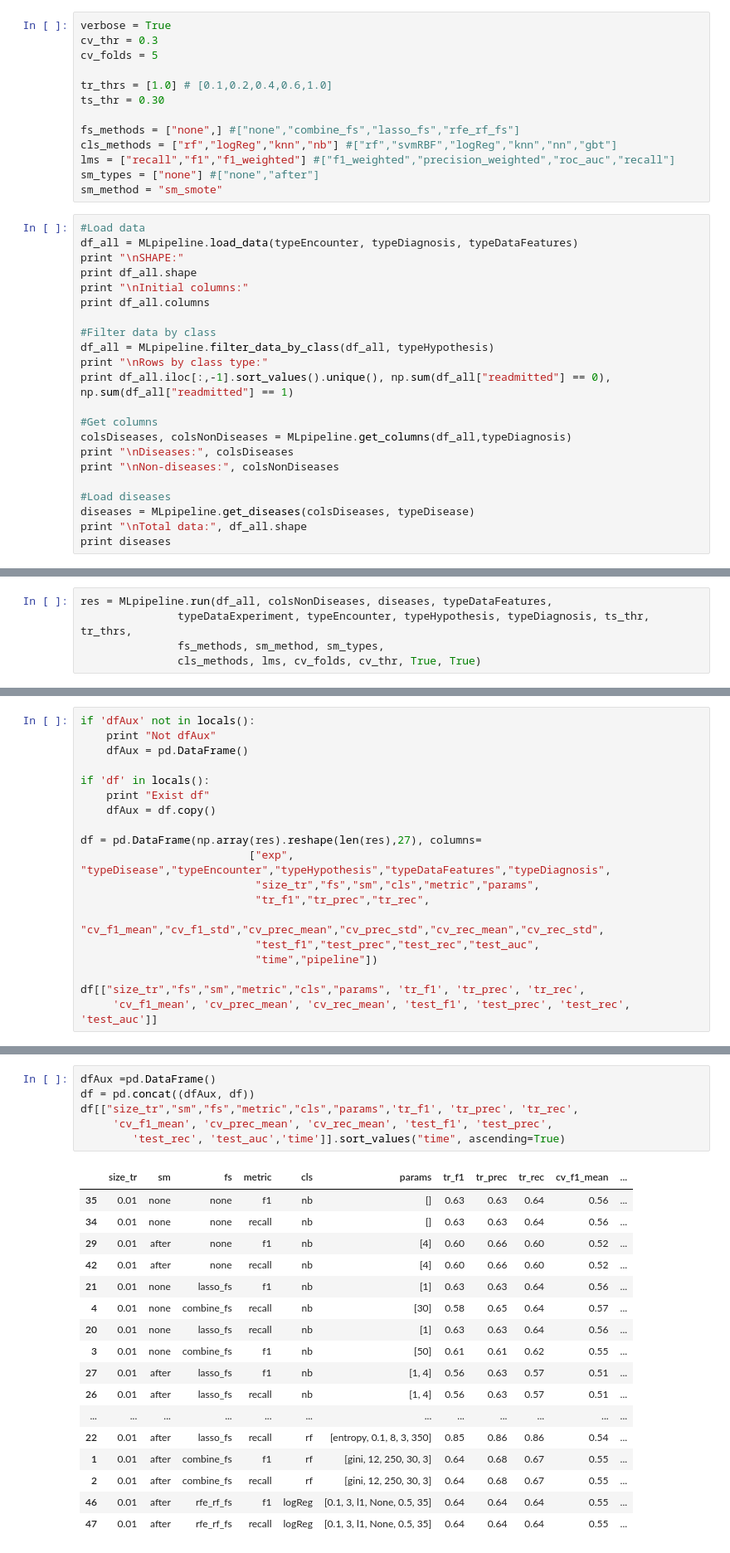
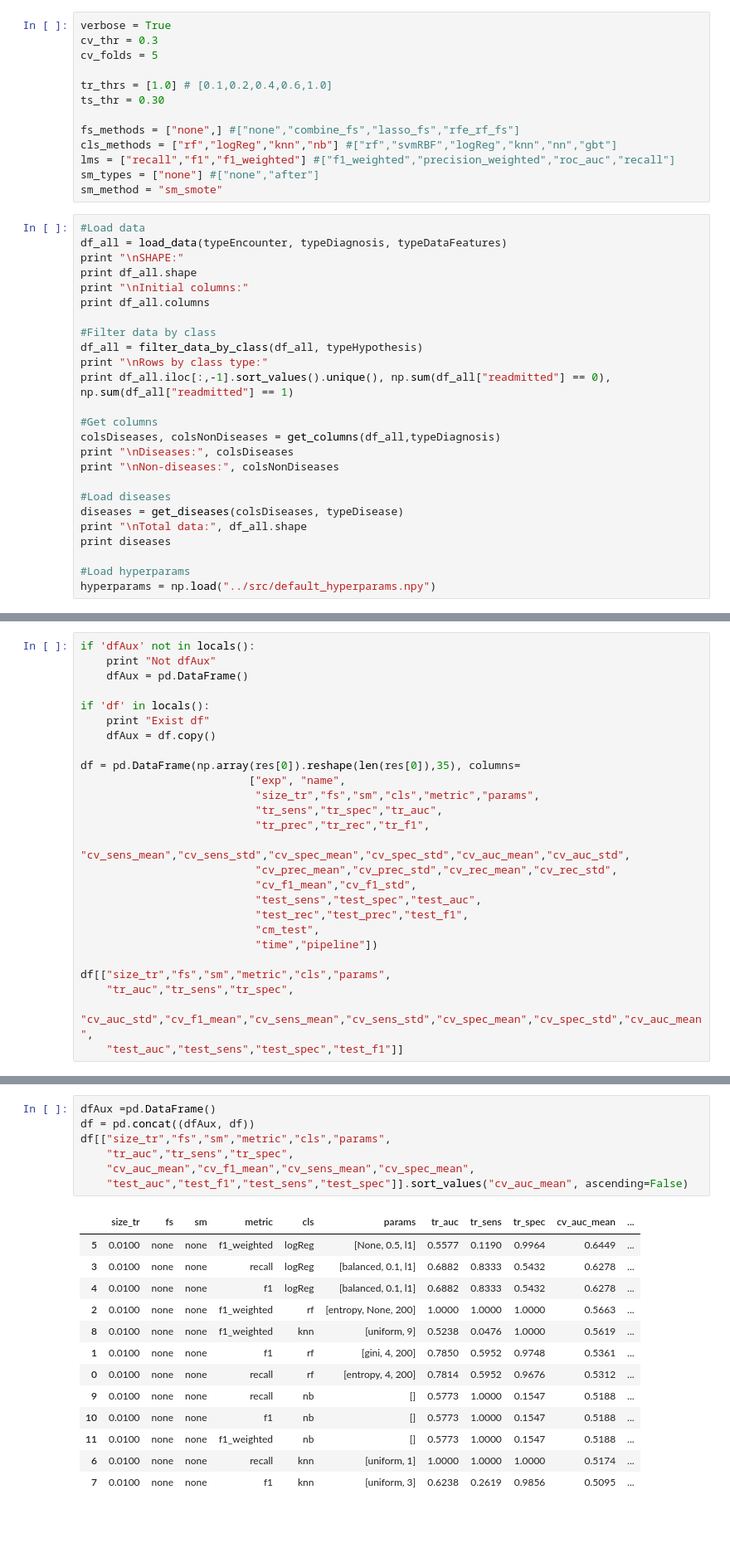
Before and after one commit to CHABOBO/readmission, a Jupyter notebook: notebook/04-data-classification-all.ipynb, the cells around one changed output, grey strips where cells are left out. Shown at 83% size. Drawn from its saved outputs; the diff is of its cells as text; blank space fills up the shorter version.

Commit message:
Changes on MLPipeline

```diff
--- a/notebook/04-data-classification-all.ipynb
+++ b/notebook/04-data-classification-all.ipynb
@@ -78,25 +162,28 @@ sm_types = ["none"] #["none","after"]
 sm_method = "sm_smote"
 # %%
 #Load data
-df_all = MLpipeline.load_data(typeEncounter, typeDiagnosis, typeDataFeatures)
+df_all = load_data(typeEncounter, typeDiagnosis, typeDataFeatures)
 print "\nSHAPE:"
 print df_all.shape
 print "\nInitial columns:"
 print df_all.columns
 
 #Filter data by class
-df_all = MLpipeline.filter_data_by_class(df_all, typeHypothesis)
+df_all = filter_data_by_class(df_all, typeHypothesis)
 print "\nRows by class type:"
 print df_all.iloc[:,-1].sort_values().unique(), np.sum(df_all["readmitted"] == 0), np.sum(df_all["readmitted"] == 1)
 
 #Get columns
-colsDiseases, colsNonDiseases = MLpipeline.get_columns(df_all,typeDiagnosis)
+colsDiseases, colsNonDiseases = get_columns(df_all,typeDiagnosis)
 print "\nDiseases:", colsDiseases
 print "\nNon-diseases:", colsNonDiseases
 
 #Load diseases
-diseases = MLpipeline.get_diseases(colsDiseases, typeDisease)
+diseases = get_diseases(colsDiseases, typeDisease)
 print "\nTotal data:", df_all.shape
 print diseases
+
+#Load hyperparams
+hyperparams = np.load("../src/default_hyperparams.npy")
 # %% [output]
 SHAPE:
@@ -118,6 +205 @@ Total data: (45779, 69)
 ['subset']
-# %%
-res = MLpipeline.run(df_all, colsNonDiseases, diseases, typeDataFeatures,
-               typeDataExperiment, typeEncounter, typeHypothesis, typeDiagnosis, ts_thr, tr_thrs,
-               fs_methods, sm_method, sm_types,
-               cls_methods, lms, cv_folds, cv_thr, True, True)
@@ -153,15 +362,22 @@ if 'df' in locals():
     print "Exist df"
     dfAux = df.copy()
 
-df = pd.DataFrame(np.array(res).reshape(len(res),27), columns=
-                          ["exp", "typeDisease","typeEncounter","typeHypothesis","typeDataFeatures","typeDiagnosis",
+df = pd.DataFrame(np.array(res[0]).reshape(len(res[0]),35), columns=
+                          ["exp", "name",
                            "size_tr","fs","sm","cls","metric","params",
-                           "tr_f1","tr_prec","tr_rec",
-                           "cv_f1_mean","cv_f1_std","cv_prec_mean","cv_prec_std","cv_rec_mean","cv_rec_std",
-                           "test_f1","test_prec","test_rec","test_auc",
+                           "tr_sens","tr_spec","tr_auc",
+                           "tr_prec","tr_rec","tr_f1",
+                           "cv_sens_mean","cv_sens_std","cv_spec_mean","cv_spec_std","cv_auc_mean","cv_auc_std",
+                           "cv_prec_mean","cv_prec_std","cv_rec_mean","cv_rec_std",
+                           "cv_f1_mean","cv_f1_std",
+                           "test_sens","test_spec","test_auc",
+                           "test_rec","test_prec","test_f1",
+                           "cm_test",
                            "time","pipeline"])
 
-df[["size_tr","fs","sm","metric","cls","params", 'tr_f1', 'tr_prec', 'tr_rec',
-     'cv_f1_mean', 'cv_prec_mean', 'cv_rec_mean', 'test_f1', 'test_prec', 'test_rec', 'test_auc']]
+df[["size_tr","fs","sm","metric","cls","params",
+    "tr_auc","tr_sens","tr_spec",
+    "cv_auc_std","cv_f1_mean","cv_sens_mean","cv_sens_std","cv_spec_mean","cv_spec_std","cv_auc_mean",
+    "test_auc","test_sens","test_spec","test_f1"]]
 # %% [output]
 Exist df
@@ -185,24 +397,21 @@ Exist df
 # %%
 dfAux =pd.DataFrame()
 df = pd.concat((dfAux, df))
-df[["size_tr","sm","fs","metric","cls","params",'tr_f1', 'tr_prec', 'tr_rec',
-     'cv_f1_mean', 'cv_prec_mean', 'cv_rec_mean', 'test_f1', 'test_prec',
-        'test_rec', 'test_auc','time']].sort_values("time", ascending=True)
+df[["size_tr","fs","sm","metric","cls","params",
+    "tr_auc","tr_sens","tr_spec",
+    "cv_auc_mean","cv_f1_mean","cv_sens_mean","cv_spec_mean",
+    "test_auc","test_f1","test_sens","test_spec"]].sort_values("cv_auc_mean", ascending=False)
 # %% [output]
-|  | size_tr | sm | fs | metric | cls | params | tr_f1 | tr_prec | tr_rec | cv_f1_mean | ... |
-| 35 | 0.01 | none | none | f1 | nb | [] | 0.63 | 0.63 | 0.64 | 0.56 | ... |
-| 34 | 0.01 | none | none | recall | nb | [] | 0.63 | 0.63 | 0.64 | 0.56 | ... |
-| 29 | 0.01 | after | none | f1 | nb | [4] | 0.60 | 0.66 | 0.60 | 0.52 | ... |
-| 42 | 0.01 | after | none | recall | nb | [4] | 0.60 | 0.66 | 0.60 | 0.52 | ... |
-| 21 | 0.01 | none | lasso_fs | f1 | nb | [1] | 0.63 | 0.63 | 0.64 | 0.56 | ... |
-| 4 | 0.01 | none | combine_fs | recall | nb | [30] | 0.58 | 0.65 | 0.64 | 0.57 | ... |
-| 20 | 0.01 | none | lasso_fs | recall | nb | [1] | 0.63 | 0.63 | 0.64 | 0.56 | ... |
-| 3 | 0.01 | none | combine_fs | f1 | nb | [50] | 0.61 | 0.61 | 0.62 | 0.55 | ... |
-| 27 | 0.01 | after | lasso_fs | f1 | nb | [1, 4] | 0.56 | 0.63 | 0.57 | 0.51 | ... |
-| 26 | 0.01 | after | lasso_fs | recall | nb | [1, 4] | 0.56 | 0.63 | 0.57 | 0.51 | ... |
-| ... | ... | ... | ... | ... | ... | ... | ... | ... | ... | ... | ... |
-| 22 | 0.01 | after | lasso_fs | recall | rf | [entropy, 0.1, 8, 3, 350] | 0.85 | 0.86 | 0.86 | 0.54 | ... |
-| 1 | 0.01 | after | combine_fs | f1 | rf | [gini, 12, 250, 30, 3] | 0.64 | 0.68 | 0.67 | 0.55 | ... |
-| 2 | 0.01 | after | combine_fs | recall | rf | [gini, 12, 250, 30, 3] | 0.64 | 0.68 | 0.67 | 0.55 | ... |
-| 46 | 0.01 | after | rfe_rf_fs | f1 | logReg | [0.1, 3, l1, None, 0.5, 35] | 0.64 | 0.64 | 0.64 | 0.55 | ... |
-| 47 | 0.01 | after | rfe_rf_fs | recall | logReg | [0.1, 3, l1, None, 0.5, 35] | 0.64 | 0.64 | 0.64 | 0.55 | ... |
+|  | size_tr | fs | sm | metric | cls | params | tr_auc | tr_sens | tr_spec | cv_auc_mean | ... |
+| 5 | 0.0100 | none | none | f1_weighted | logReg | [None, 0.5, l1] | 0.5577 | 0.1190 | 0.9964 | 0.6449 | ... |
+| 3 | 0.0100 | none | none | recall | logReg | [balanced, 0.1, l1] | 0.6882 | 0.8333 | 0.5432 | 0.6278 | ... |
+| 4 | 0.0100 | none | none | f1 | logReg | [balanced, 0.1, l1] | 0.6882 | 0.8333 | 0.5432 | 0.6278 | ... |
+| 2 | 0.0100 | none | none | f1_weighted | rf | [entropy, None, 200] | 1.0000 | 1.0000 | 1.0000 | 0.5663 | ... |
+| 8 | 0.0100 | none | none | f1_weighted | knn | [uniform, 9] | 0.5238 | 0.0476 | 1.0000 | 0.5619 | ... |
+| 1 | 0.0100 | none | none | f1 | rf | [gini, 4, 200] | 0.7850 | 0.5952 | 0.9748 | 0.5361 | ... |
+| 0 | 0.0100 | none | none | recall | rf | [entropy, 4, 200] | 0.7814 | 0.5952 | 0.9676 | 0.5312 | ... |
+| 9 | 0.0100 | none | none | recall | nb | [] | 0.5773 | 1.0000 | 0.1547 | 0.5188 | ... |
+| 10 | 0.0100 | none | none | f1 | nb | [] | 0.5773 | 1.0000 | 0.1547 | 0.5188 | ... |
+| 11 | 0.0100 | none | none | f1_weighted | nb | [] | 0.5773 | 1.0000 | 0.1547 | 0.5188 | ... |
+| 6 | 0.0100 | none | none | recall | knn | [uniform, 1] | 1.0000 | 1.0000 | 1.0000 | 0.5174 | ... |
+| 7 | 0.0100 | none | none | f1 | knn | [uniform, 3] | 0.6238 | 0.2619 | 0.9856 | 0.5095 | ... |
```
Also changed, not shown: parts of 8 cells of this notebook, 7 other files.
